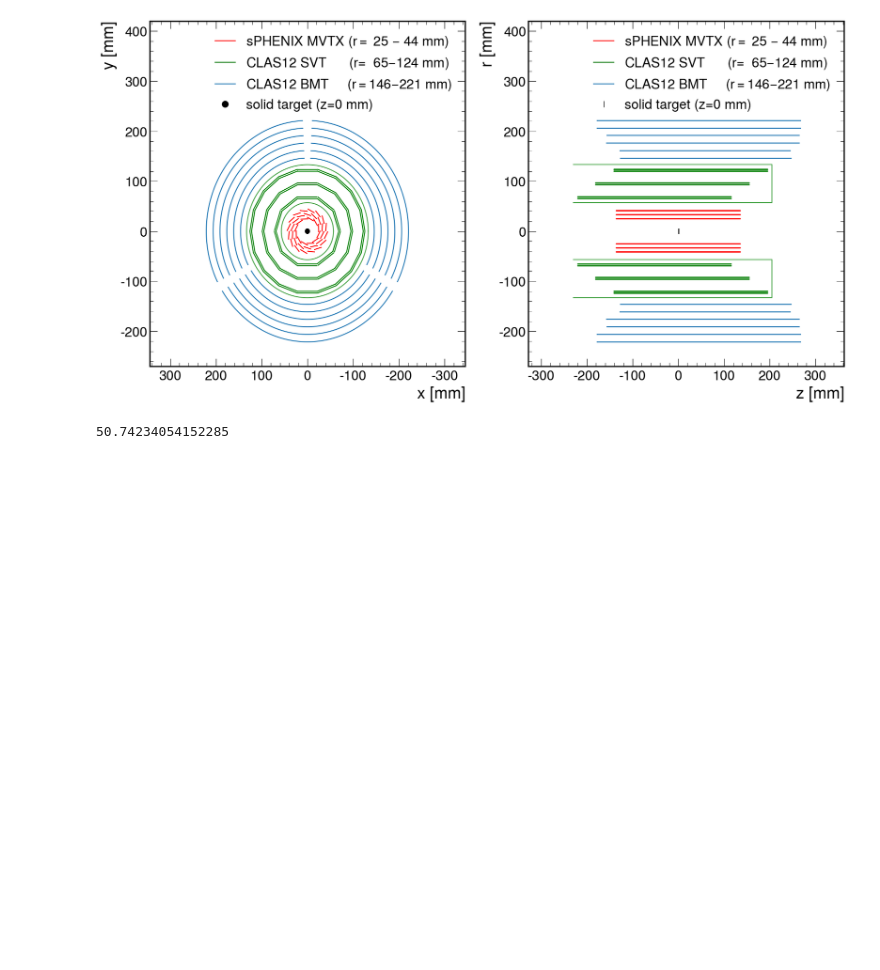
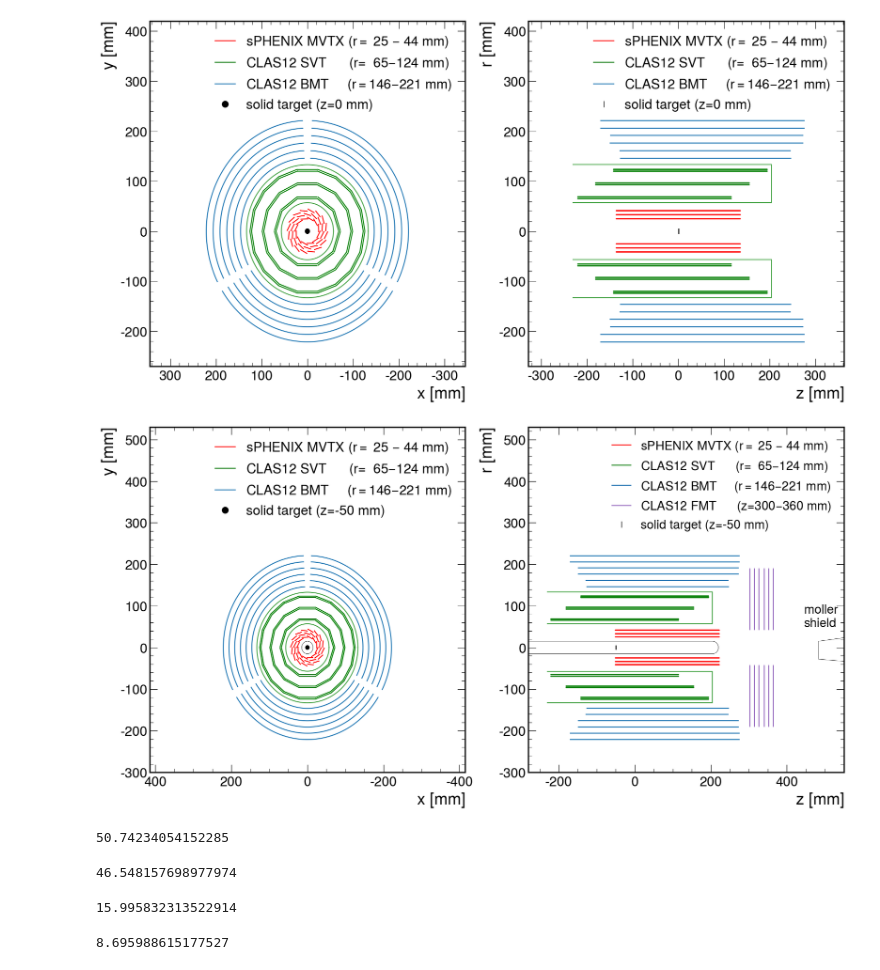
Before and after one commit to sebouh137/mvtx_in_clas12, a Jupyter notebook: DrawMVTinCVT.ipynb, the cells around one changed output. Saved outputs shown, nothing was run; the diff lists cells and outputs as text; code cells hidden in the pictures; blank space fills up the shorter version.

```diff
--- a/DrawMVTinCVT.ipynb
+++ b/DrawMVTinCVT.ipynb
@@ -236,6 +239,63 @@ plt.legend()
 plt.show()
 # %% [output]
 [figure]
+# %%
+fig, axs=plt.subplots(1,2, figsize=(20,10))
+ztarget=-50
+#vacuum chamber
+vc_r=15
+vc_zmax=220
+vc_zmin=-283
+#shift_z=40#-108
+zlim=np.array([-280, 550])#+shift_z
+dy=75+40
+xlim=-(zlim[1]-zlim[0])/2,(zlim[1]-zlim[0])/2
+ylim=xlim[0]+dy, xlim[1]+dy
+plt.sca(axs[0])
+draw_mvtx()
+draw_svt()
+draw_bmt()
+draw_target()
+plt.plot([],[], color='k', marker='o', ls='', label=f'solid target (z={ztarget} mm)',markersize=10)
+phi=np.linspace(0, 2*np.pi, 100)
+plt.plot(vc_r*np.cos(phi), vc_r*np.sin(phi), color='k', lw=0.5)
+plt.xlabel("$x$ [mm]")
+plt.ylabel("$y$ [mm]")
+plt.xlim(*xlim)
+plt.ylim(*ylim)
+plt.gca().invert_xaxis()
+plt.legend()
+plt.sca(axs[1])
+draw_mvtx_transv(271.2/2+ztarget)
+draw_svt_transv()
+draw_bmt_transv()
+plt.xlabel("$z$ [mm]")
+plt.ylabel("$r$ [mm]")
+plt.ylim(*ylim)
+plt.xlim(*zlim)
+
+#things from the beamline diagram:
+shift=0
+phi=np.linspace(np.pi/2, -np.pi/2, 20)
+plt.plot([vc_zmin, vc_zmax-vc_r]+list((vc_zmax-vc_r)+vc_r*np.cos(phi))+ [vc_zmax-vc_r, vc_zmin],
+         [vc_r, vc_r]+list(vc_r*np.sin(phi))+[-vc_r, -vc_r], color='k', lw=0.5)  #vacuum chamber
+ms_r=28
+plt.plot([750, 483, 483, 750], [ms_r+20, vc_r, -ms_r, -ms_r-20], color='k', lw=0.5)  #moller shield
+plt.text(445, 50,"moller\nshield", fontsize=20)
+#FMT
+zs=np.array([302.967, 314.897, 326.797, 340.697, 352.597, 364.497])
+for z in zs:
+    for s in -1,1:
+        plt.plot([z+shift,z+shift],[s*86/2, s*380/2], color='tab:purple')
+plt.plot([],[], color='tab:purple', label='CLAS12 FMT      (z=300$-$360 mm)')
+draw_target_transv(r=5,dz=1,z=ztarget)
+plt.plot([],[], color='k', marker='|', ls='', label=f'solid target (z={ztarget} mm)',markersize=10)
+
+plt.legend(fontsize=20)
+plt.savefig("images/mvtx_two_views.pdf")
+plt.show()
+# %% [output]
+[figure, added]
 # %%
 radii=[65.29, 68.77, 92.89, 96.37, 120.32, 123.80]
 zmin=[-111.6,-111.6, -72.2,-72.2, -32.0,-32.0]
@@ -247,3 +307,15 @@ r1=(radii[1]+radii[0])/2
 print(z2+(41.48-r2)*(z2-z1)/(r2-r1)-271.2/2)
 # %% [output]
 50.74234054152285
+# %%
+np.arctan2(380, 360)*180/np.pi
+# %% [output]
+46.548157698977974
+# %%
+np.arctan2(86, 300)*180/np.pi
+# %% [output]
+15.995832313522914
+# %%
+np.arctan2(41.48,271.2)*180/np.pi
+# %% [output]
+8.695988615177527
```
Also changed, not shown: parts of 2 cells of this notebook.
